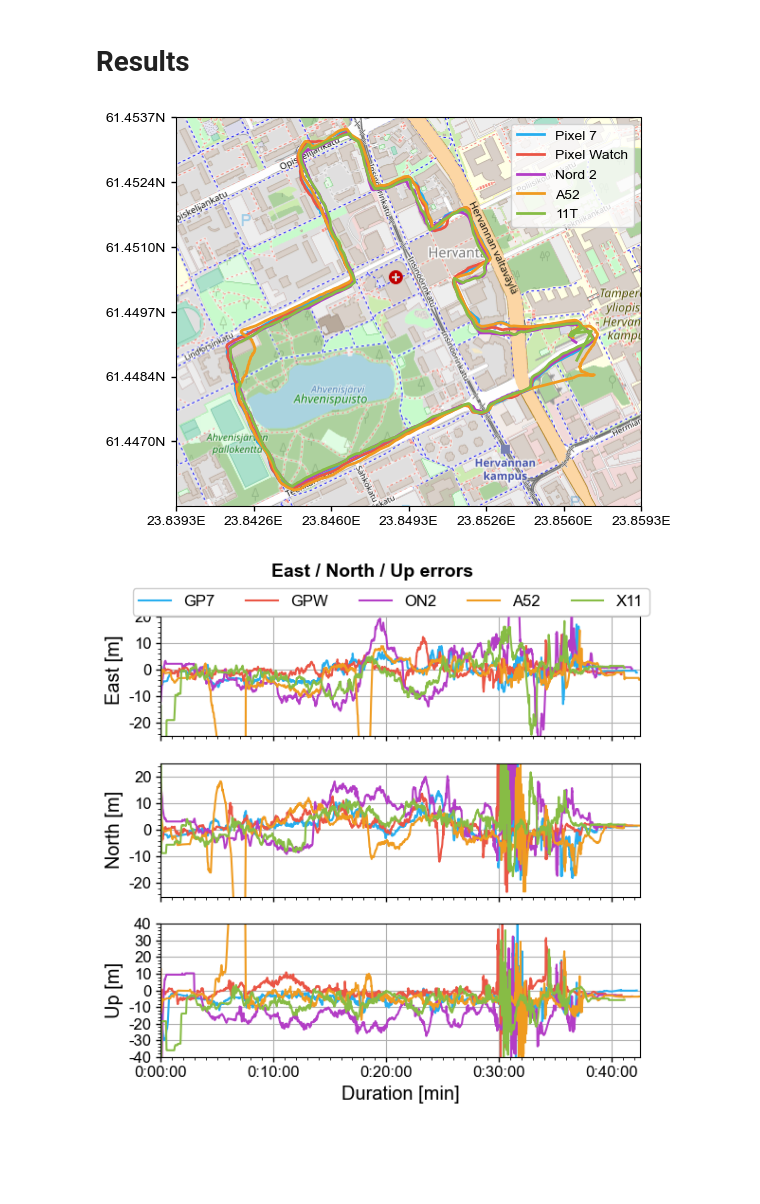
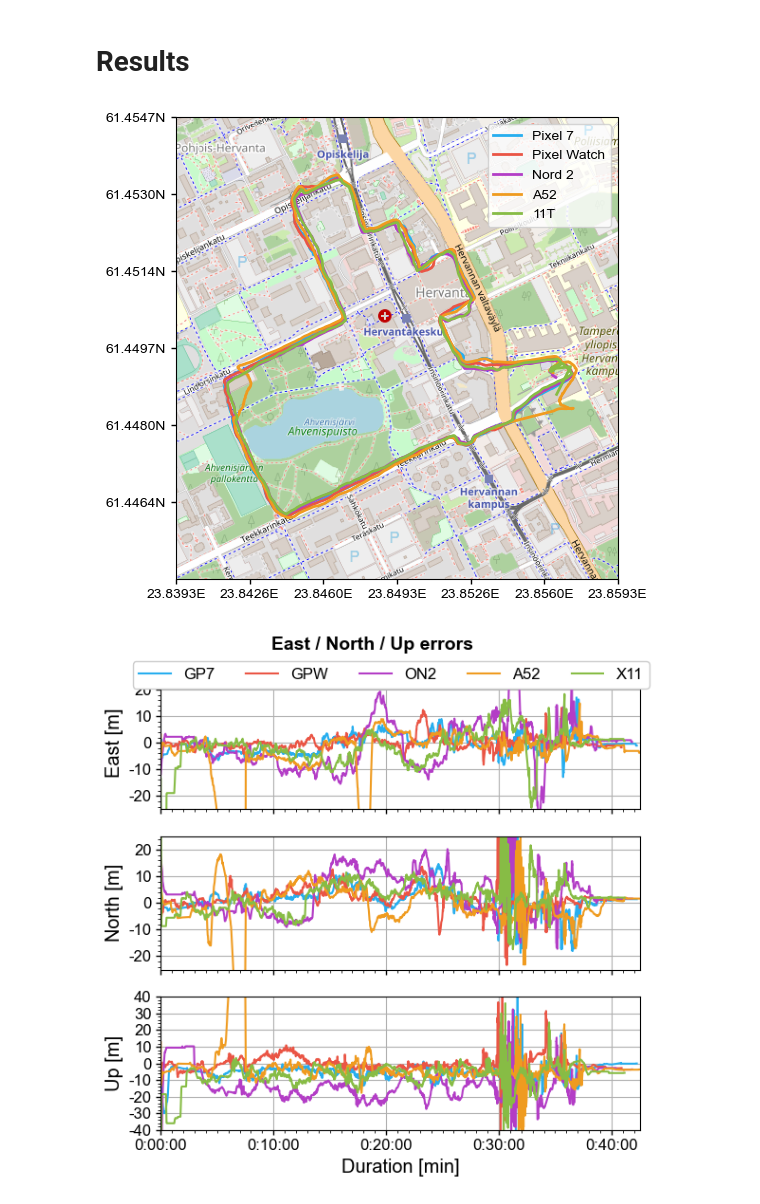
Before and after one commit to agrenier-gnss/MimirAnalyzer, a Jupyter notebook: jupyter/S3_urban.ipynb, the cells around one changed output. Drawn from its saved outputs; the diff is of its cells as text; code cells hidden in the pictures; blank space fills up the shorter version.

```diff
--- a/jupyter/S3_urban.ipynb
+++ b/jupyter/S3_urban.ipynb
@@ -156,6 +156,12 @@ for log in logs:
 
     df = log.diff[["east", "north", "up", '2D_error', '3D_error']].dropna().describe(percentiles=[0.5])
     stats.append(df.T[['mean', 'std']])
+
+    # Compute RMSE
+    df_pos = log.diff[["east", "north", "up", '2D_error', '3D_error']].dropna()
+    rmse_2d = np.sqrt(np.mean(df_pos['east']**2 + df_pos['north']**2))
+    rmse_3d = np.sqrt(np.mean(df_pos['east']**2 + df_pos['north']**2 + df_pos['up']**2))
+    print(f"2D RMSE {rmse_2d:.3f}, 3D RMSE {rmse_3d:.3f}")
 stats = pd.concat(stats, keys=device_list, axis=1).T.applymap(lambda x: f"{x:0.3f}")
 stats
 # %% [output]
@@ -210,15 +221,15 @@ log.diff
 # Results
 # %%
 center = [61.4497, 23.8493]
-extent = [center[1] - 0.01, center[1] + 0.01, center[0] - 0.004, center[0] + 0.004]
+extent = [center[1] - 0.01, center[1] + 0.01, center[0] - 0.005, center[0] + 0.005]
 
 locations = {}
 for log in logs:
     locations[log.device] = log.fix.loc[log.fix['provider'].isin(['GPS']), ["latitude", "longitude"]]
 #locations['Reference'] = log.pos.df[["latitude", "longitude"]]
 plotMap(locations=locations, extent=extent, scale=15)
 # %% [output]
-[figure, old version]
+[figure, new version]
 # %%
 plotENU(logs, lim=[25,25,40], yticks=[2, 10, 2, 10, 2, 10], xticks=[60, 600], mode='difference', save=f"{output}/s3_enu")
 # %% [output]
```
Also changed, not shown: parts of 1 cell of this notebook, 5 other files.
